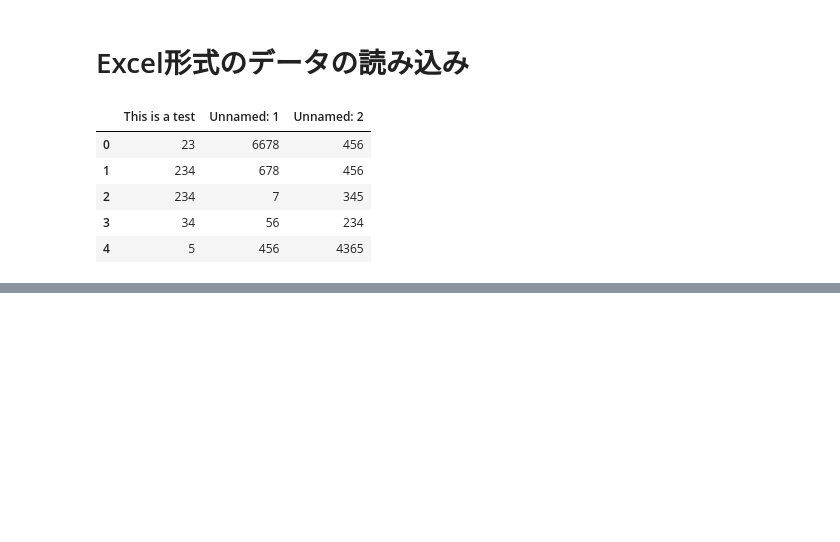
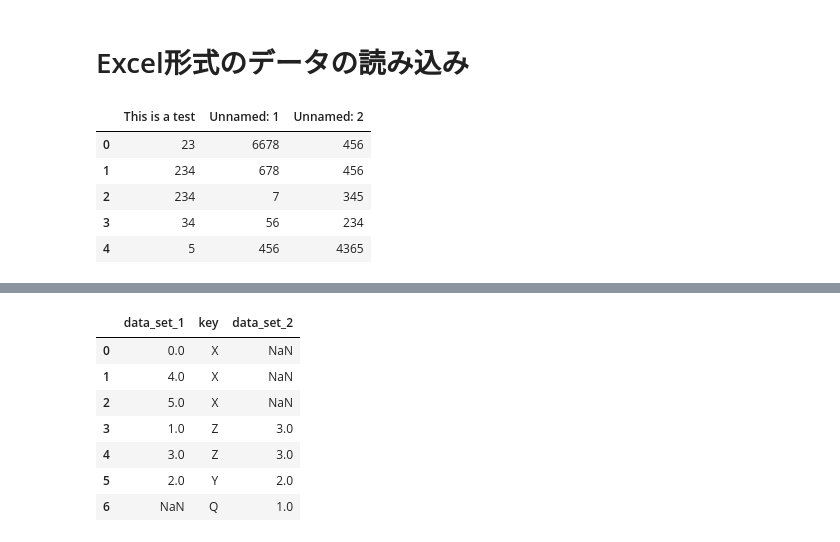
Before and after one commit to aki-06/Data_Science, a Jupyter notebook: 20180503_データ解析の基礎.ipynb, the cells around one changed output, grey strips where cells are left out. Cells and saved outputs as stored; diff of their text form; code cells hidden in the pictures; blank space fills up the shorter version.

```diff
--- a/20180503_データ解析の基礎.ipynb
+++ b/20180503_データ解析の基礎.ipynb
@@ -125,0 +132,2 @@ df
+# %%
+df1 = DataFrame({'key':['X', 'Z', 'Y', 'Z', 'X', 'X'], 'data_set_1': np.arange(6)})
@@ -125,0 +144,2 @@ df
+# %%
+df2 = DataFrame({'key': ['Q', 'Y', 'Z'], 'data_set_2':[1, 2, 3]})
@@ -125,0 +185,11 @@ df
+# %%
+pd.merge(df1, df2, on='key', how='outer')
+# %% [output]
+|  | data_set_1 | key | data_set_2 |
+| 0 | 0.0 | X | NaN |
+| 1 | 4.0 | X | NaN |
+| 2 | 5.0 | X | NaN |
+| 3 | 1.0 | Z | 3.0 |
+| 4 | 3.0 | Z | 3.0 |
+| 5 | 2.0 | Y | 2.0 |
+| 6 | NaN | Q | 1.0 |
```
Also changed, not shown: parts of 19 cells of this notebook.
